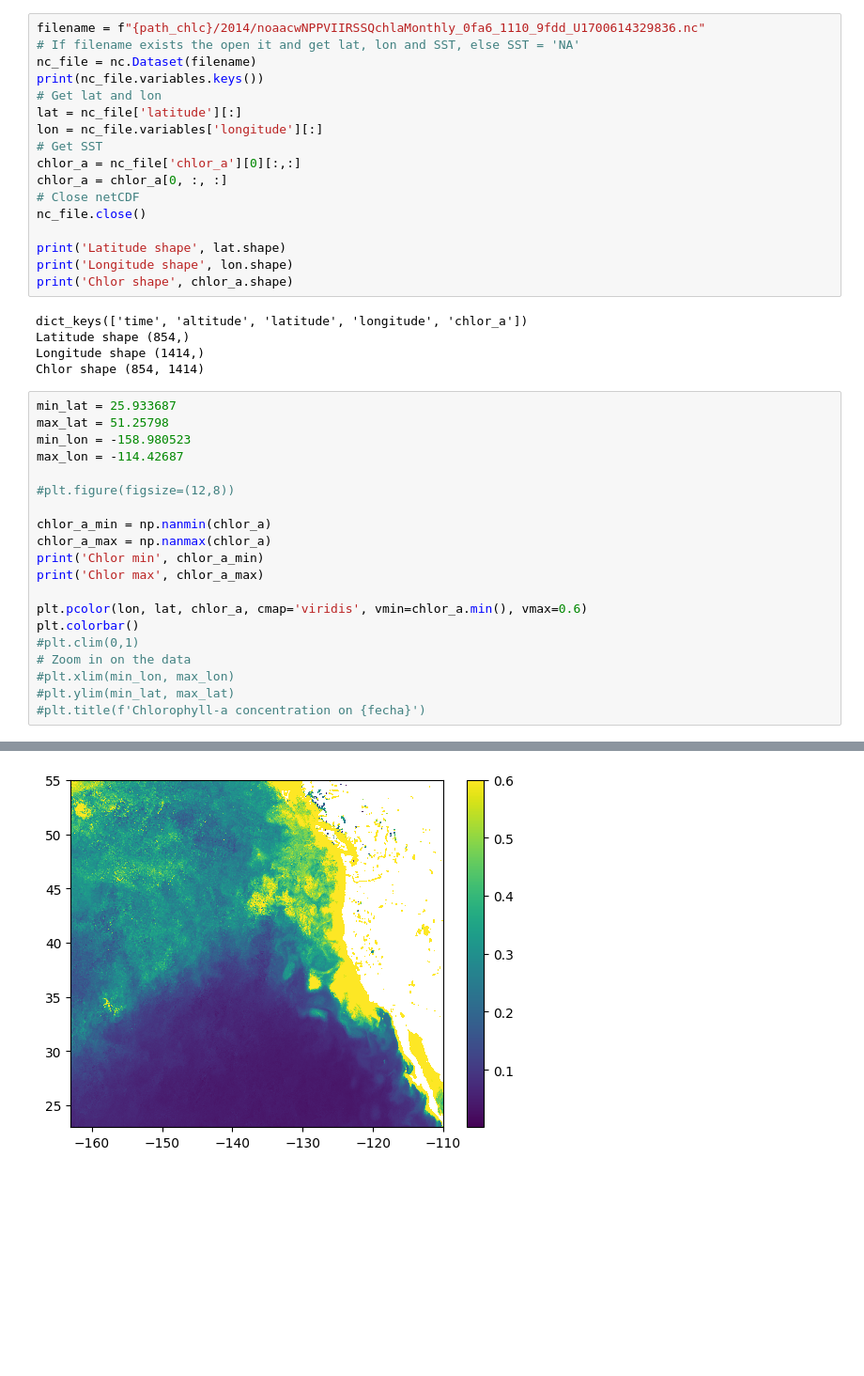
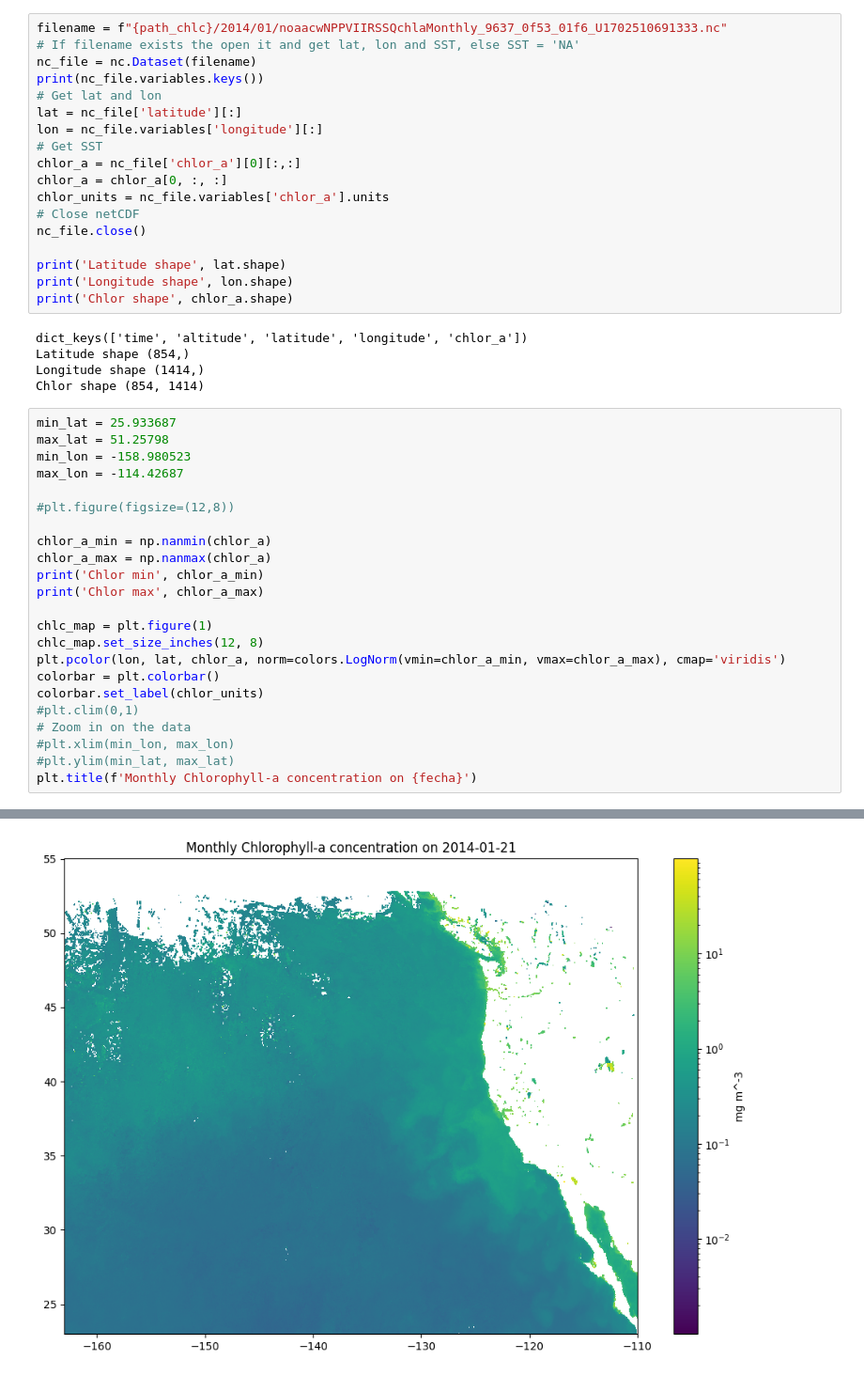
Before and after one commit to MaritzaB/niche_modelling, a Jupyter notebook: src/notebooks/eda_chlc.ipynb, the cells around one changed output, grey strips where cells are left out. Shown: that part at 94% size. Saved outputs shown, nothing was run; the diff lists cells and outputs as text; blank space fills up the shorter version.

```diff
--- a/src/notebooks/eda_chlc.ipynb
+++ b/src/notebooks/eda_chlc.ipynb
@@ -17,7 +21,7 @@ dates_df = pd.DataFrame(dates, columns=['date'])
 fecha = dates_df['date'][2]
 path_chlc = '../data/chlc'
 # %%
-filename = f"{path_chlc}/2014/noaacwNPPVIIRSSQchlaMonthly_0fa6_1110_9fdd_U1700614329836.nc"
+filename = f"{path_chlc}/2014/01/noaacwNPPVIIRSSQchlaMonthly_9637_0f53_01f6_U1702510691333.nc"
 # If filename exists the open it and get lat, lon and SST, else SST = 'NA'
 nc_file = nc.Dataset(filename)
 print(nc_file.variables.keys())
@@ -27,6 +31,7 @@ lon = nc_file.variables['longitude'][:]
 # Get SST
 chlor_a = nc_file['chlor_a'][0][:,:]
 chlor_a = chlor_a[0, :, :]
+chlor_units = nc_file.variables['chlor_a'].units
 # Close netCDF
 nc_file.close()
 
@@ -51,12 +56,15 @@ chlor_a_max = np.nanmax(chlor_a)
 print('Chlor min', chlor_a_min)
 print('Chlor max', chlor_a_max)
 
-plt.pcolor(lon, lat, chlor_a, cmap='viridis', vmin=chlor_a.min(), vmax=0.6)
-plt.colorbar()
+chlc_map = plt.figure(1)
+chlc_map.set_size_inches(12, 8)
+plt.pcolor(lon, lat, chlor_a, norm=colors.LogNorm(vmin=chlor_a_min, vmax=chlor_a_max), cmap='viridis')
+colorbar = plt.colorbar()
+colorbar.set_label(chlor_units)
 #plt.clim(0,1)
 # Zoom in on the data
 #plt.xlim(min_lon, max_lon)
 #plt.ylim(min_lat, max_lat)
-#plt.title(f'Chlorophyll-a concentration on {fecha}')
+plt.title(f'Monthly Chlorophyll-a concentration on {fecha}')
 # %% [output]
 Chlor min 0.001
@@ -65 +73 @@ Chlor max 93.881226
-[figure, old version]
+[figure, new version]
```
Also changed, not shown: parts of 2 cells of this notebook, 2 other files.
